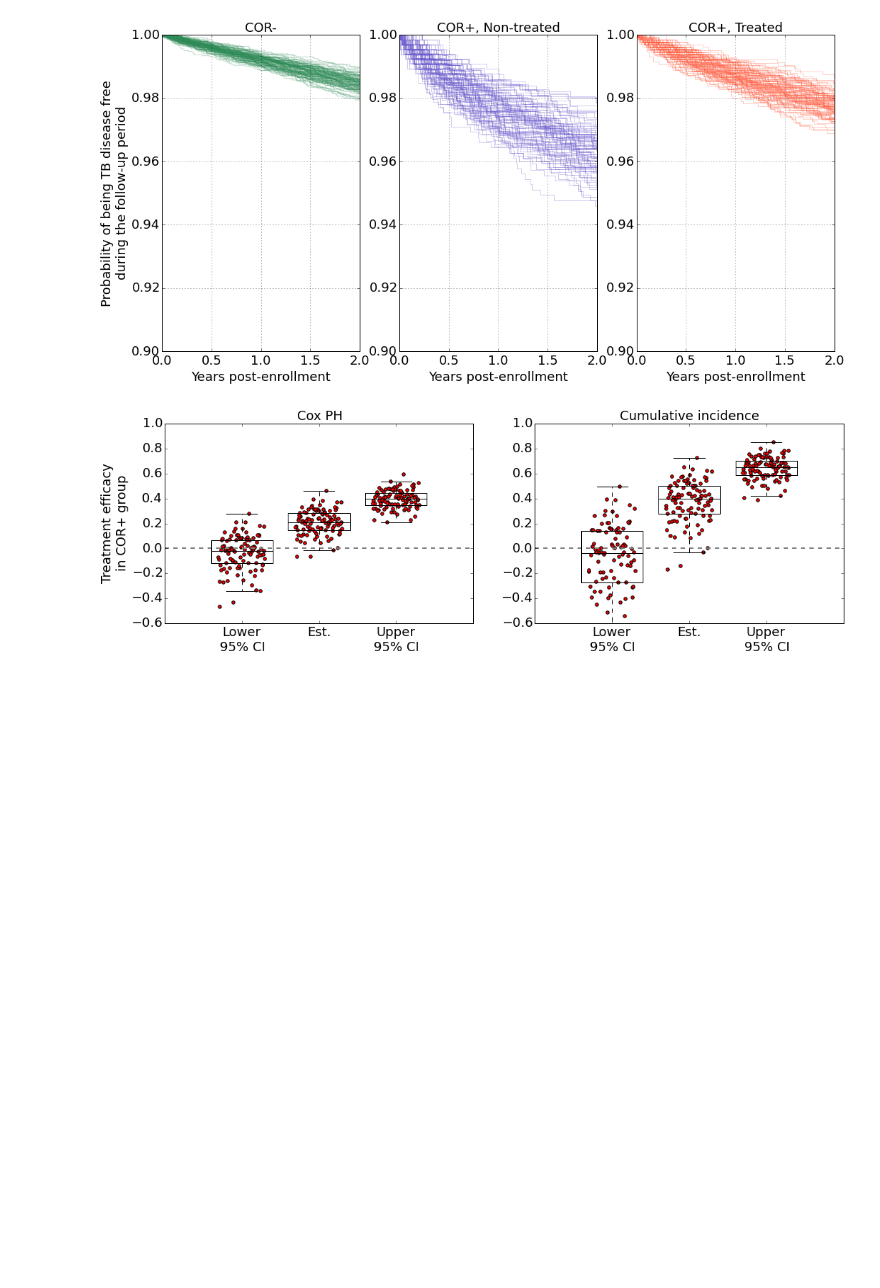
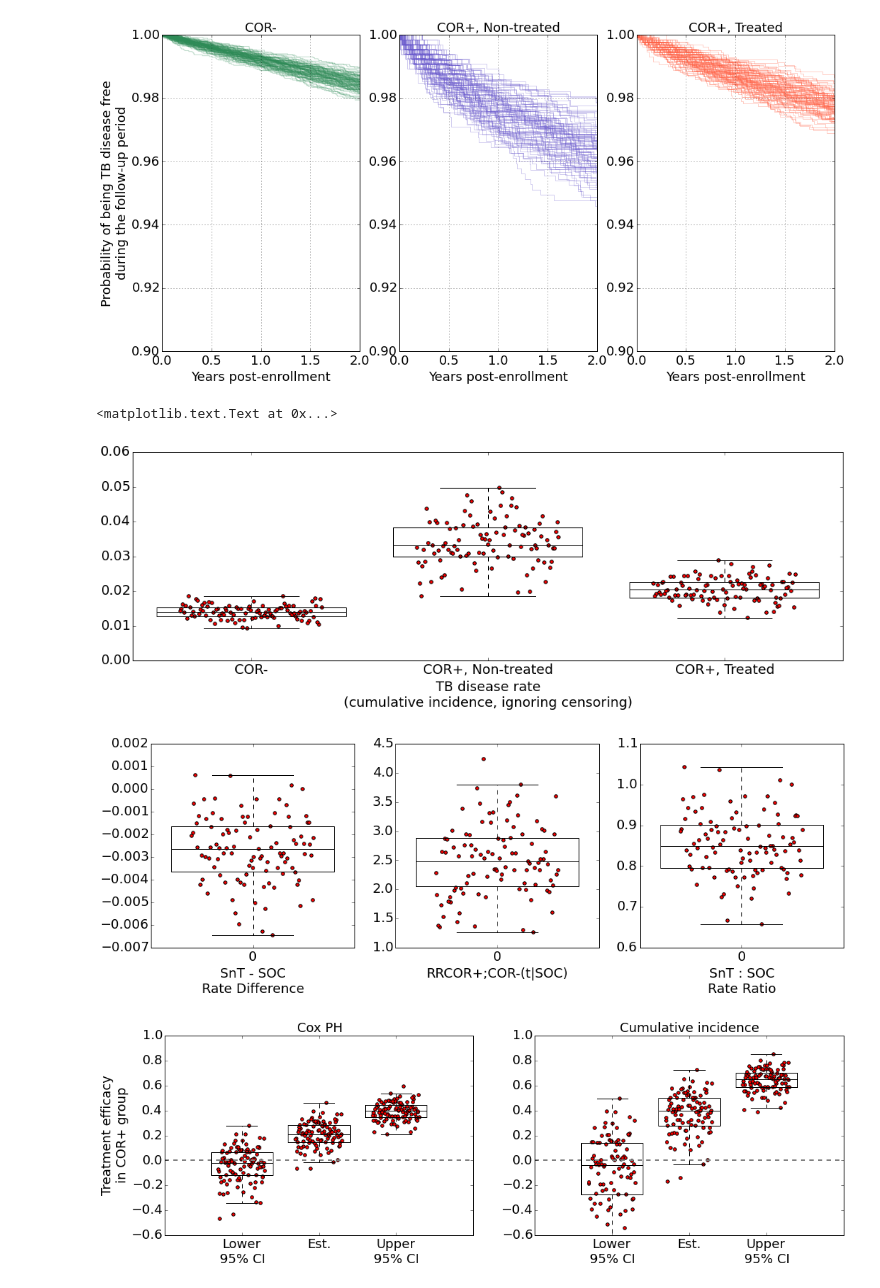
Before and after one commit to agartland/notebooks, a Jupyter notebook: TB_COR_ST.ipynb, the cells around one changed output. Drawn from its saved outputs; the diff is of its cells as text; code cells hidden in the pictures; blank space fills up the shorter version.

Commit message:
Added rate boxplots.

```diff
--- a/TB_COR_ST.ipynb
+++ b/TB_COR_ST.ipynb
@@ -408,6 +408,10 @@ def analyzeSimulations(allDf,duration_col='dx2', event_col='disease2'):
                  PH_upper = [],
                  PH_pvalue = [],
                  logrank_pvalue = [])
+    summD['COR+, Treated Rate'] = []
+    summD['COR- Rate'] = []
+    summD['COR+, Non-treated Rate'] = []
+
     for simi in range(allDf.simi.max()):
         ind = (allDf.simi==simi) & (allDf.follow==1) & (allDf.COR==1)
         df = allDf.loc[ind]
@@ -431,7 +435,21 @@ def analyzeSimulations(allDf,duration_col='dx2', event_col='disease2'):
         summD['CI_upper'].append(ci[1])
         summD['CI_pvalue'].append(pvalue)
 
-    return pd.DataFrame(summD)
+        a = ((df.treated==1) & (df[event_col]==1)).sum()
+        b = ((df.treated==1) & (df[event_col]==0)).sum()
+        c = ((df.treated==0) & (df[event_col]==1)).sum()
+        d = ((df.treated==0) & (df[event_col]==0)).sum()
+        summD['COR+, Treated Rate'].append(a/(a+b))
+        summD['COR+, Non-treated Rate'].append(c/(c+d))
+
+        ind = (allDf.simi==simi) & (allDf.follow==1) & (allDf.COR==0)
+        df = allDf.loc[ind]
+        a = (df[event_col]==1).sum()
+        b = (df[event_col]==0).sum()
+        summD['COR- Rate'].append(a/(a+b))
+    summDf = pd.DataFrame(summD)
+    summDf['RR COR+/- SOC'] = summDf['COR+, Non-treated Rate']/summD['COR- Rate']
+    return summDf
 # %%
 #%time allDf, resDf = runKSimulations(100)
 #allDf.to_csv(DATA_PATH + 'TB_ST_COR/sim_100_Dec16.csv')
@@ -467,4 +485,31 @@ for label,ind in subsets.items():
     axi += 1
 # %% [output]
 [figure]
+# %%
+figure(figsize=(17,5))
+myboxplot(resDf['COR- Rate'],x=0)
+myboxplot(resDf['COR+, Non-treated Rate'],x=1)
+myboxplot(resDf['COR+, Treated Rate'],x=2)
+xlim((-0.5,2.5))
+xticks([0,1,2],['COR-','COR+, Non-treated','COR+, Treated'])
+xlabel('TB disease rate\n(cumulative incidence, ignoring censoring)')
+
+figure(figsize=(17,5))
+subplot(1,3,1)
+myboxplot((resDf['COR+, Treated Rate']-resDf['COR+, Non-treated Rate'])*params['pi0'],x=0)
+xlabel('SnT - SOC\nRate Difference')
+subplot(1,3,2)
+myboxplot(resDf['RR COR+/- SOC'],x=0)
+xticks()
+xlabel('RRCOR+;COR-(t|SOC)')
+subplot(1,3,3)
+ratioNumer = resDf['RR COR+/- SOC']*resDf['COR+, Treated Rate']/resDf['COR+, Non-treated Rate'] + (1-params['pi0'])/params['pi0']
+ratioDenom = resDf['RR COR+/- SOC'] + (1-params['pi0'])/params['pi0']
+myboxplot(ratioNumer/ratioDenom,x=0)
+xticks()
+xlabel('SnT : SOC\nRate Ratio')
+# %% [output]
+<matplotlib.text.Text at 0x...>
+[figure, added]
+[figure, added]
 # %%
```
Also changed, not shown: parts of 1 cell of this notebook.
